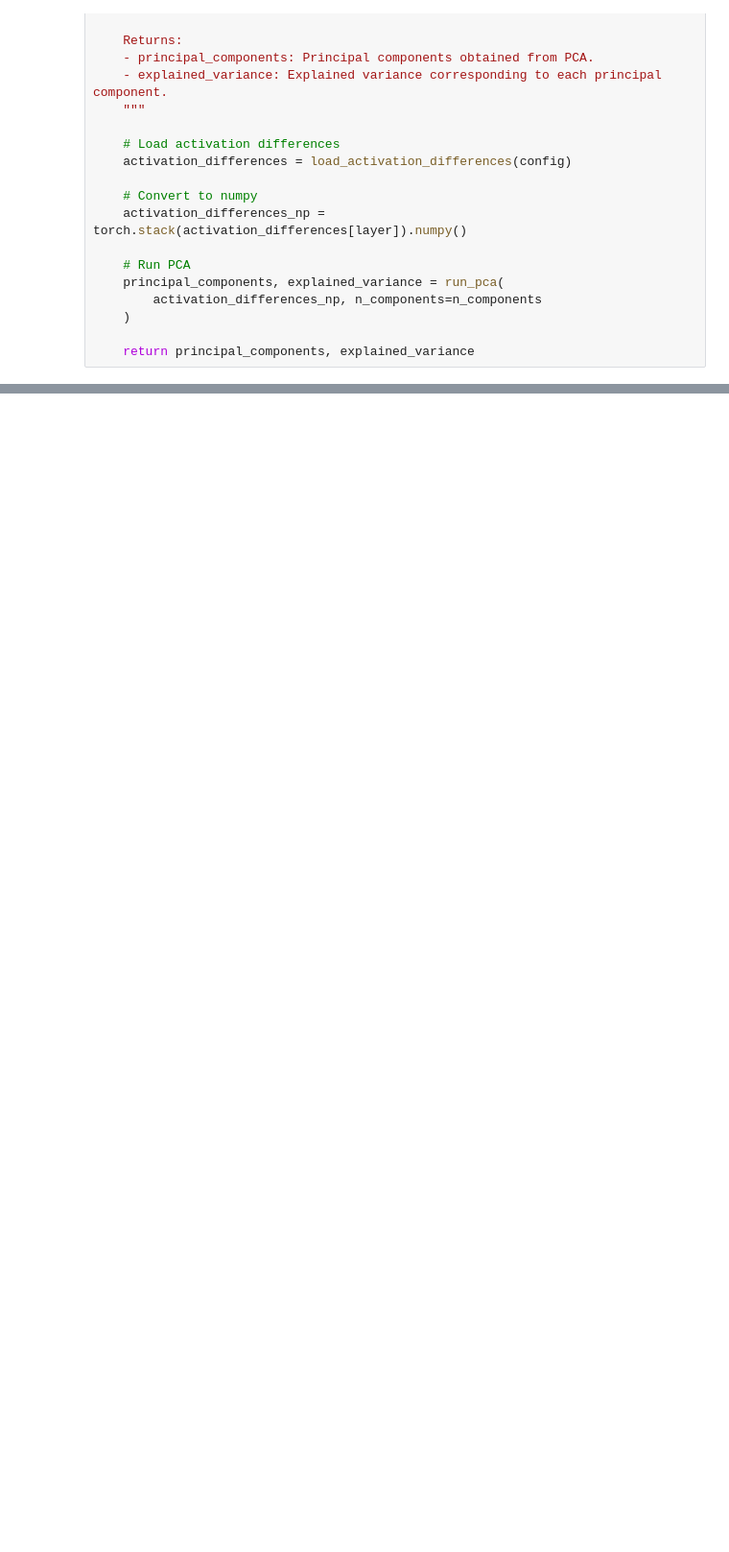
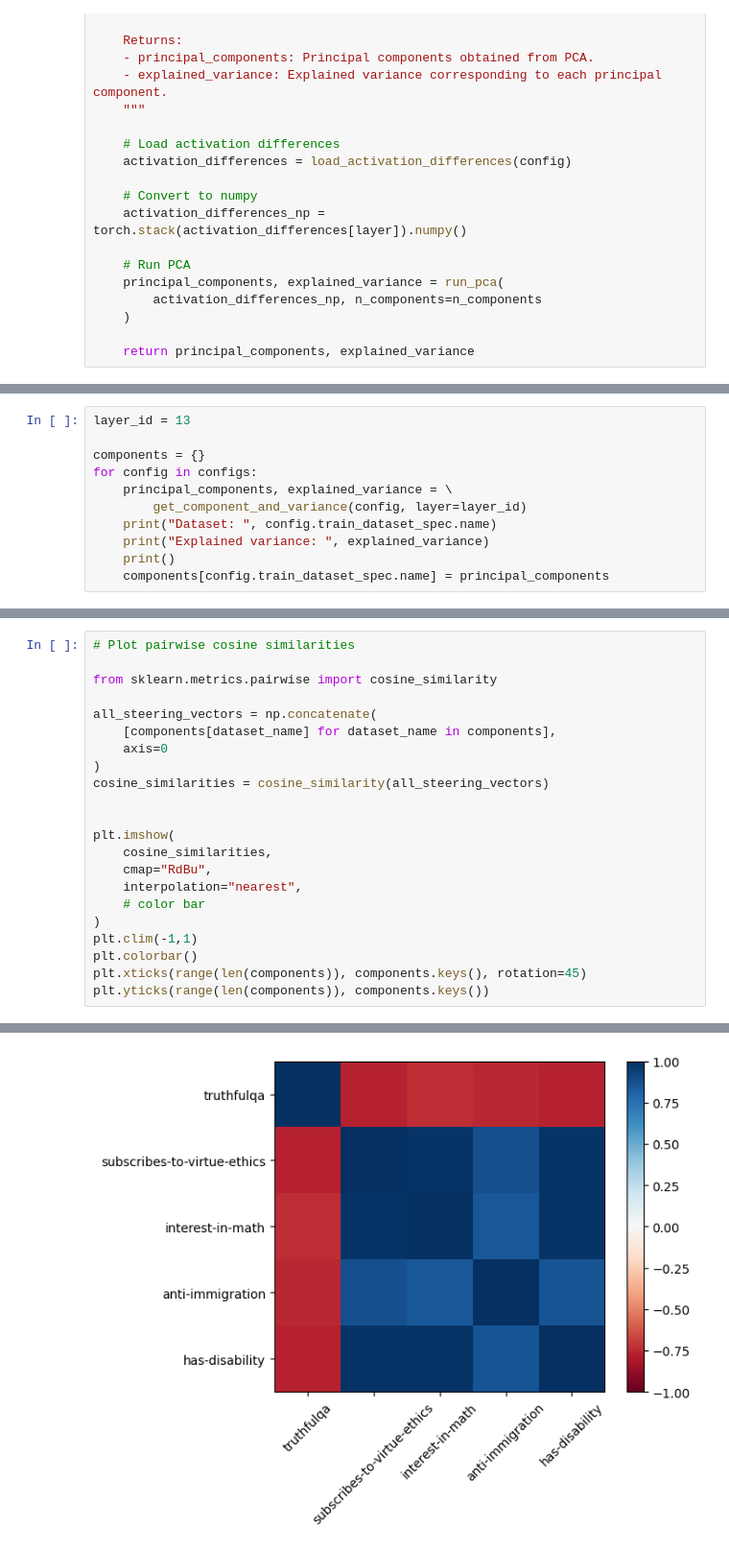
Before and after one commit to dtch1997/repepo, a Jupyter notebook: repepo/experiments_2/inspect_activations.ipynb, the cells around one changed output, grey strips where cells are left out. Shown at 96% size. Saved outputs shown, nothing was run; the diff lists cells and outputs as text; blank space fills up the shorter version.

Commit message:
Visualize pairwise cos similarities

```diff
--- a/repepo/experiments_2/inspect_activations.ipynb
+++ b/repepo/experiments_2/inspect_activations.ipynb
@@ -152,0 +95,11 @@ layer: 39 | cos_sim: 0.97 | var_ethics: 0.93 | var_math: 0.94
+# %%
+layer_id = 13
+
+components = {}
+for config in configs:
+    principal_components, explained_variance = \
+        get_component_and_variance(config, layer=layer_id)
+    print("Dataset: ", config.train_dataset_spec.name)
+    print("Explained variance: ", explained_variance)
+    print()
+    components[config.train_dataset_spec.name] = principal_components
@@ -152,0 +121,23 @@ layer: 39 | cos_sim: 0.97 | var_ethics: 0.93 | var_math: 0.94
+# %%
+# Plot pairwise cosine similarities
+
+from sklearn.metrics.pairwise import cosine_similarity
+
+all_steering_vectors = np.concatenate(
+    [components[dataset_name] for dataset_name in components],
+    axis=0
+)
+cosine_similarities = cosine_similarity(all_steering_vectors)
+
+
+plt.imshow(
+    cosine_similarities,
+    cmap="RdBu",
+    interpolation="nearest",
+    # color bar
+)
+plt.clim(-1,1)
+plt.colorbar()
+plt.xticks(range(len(components)), components.keys(), rotation=45)
+plt.yticks(range(len(components)), components.keys())
+# %% [output]
@@ -152,0 +154 @@ layer: 39 | cos_sim: 0.97 | var_ethics: 0.93 | var_math: 0.94
+[figure, added]
```
Also changed, not shown: parts of 7 cells of this notebook.
